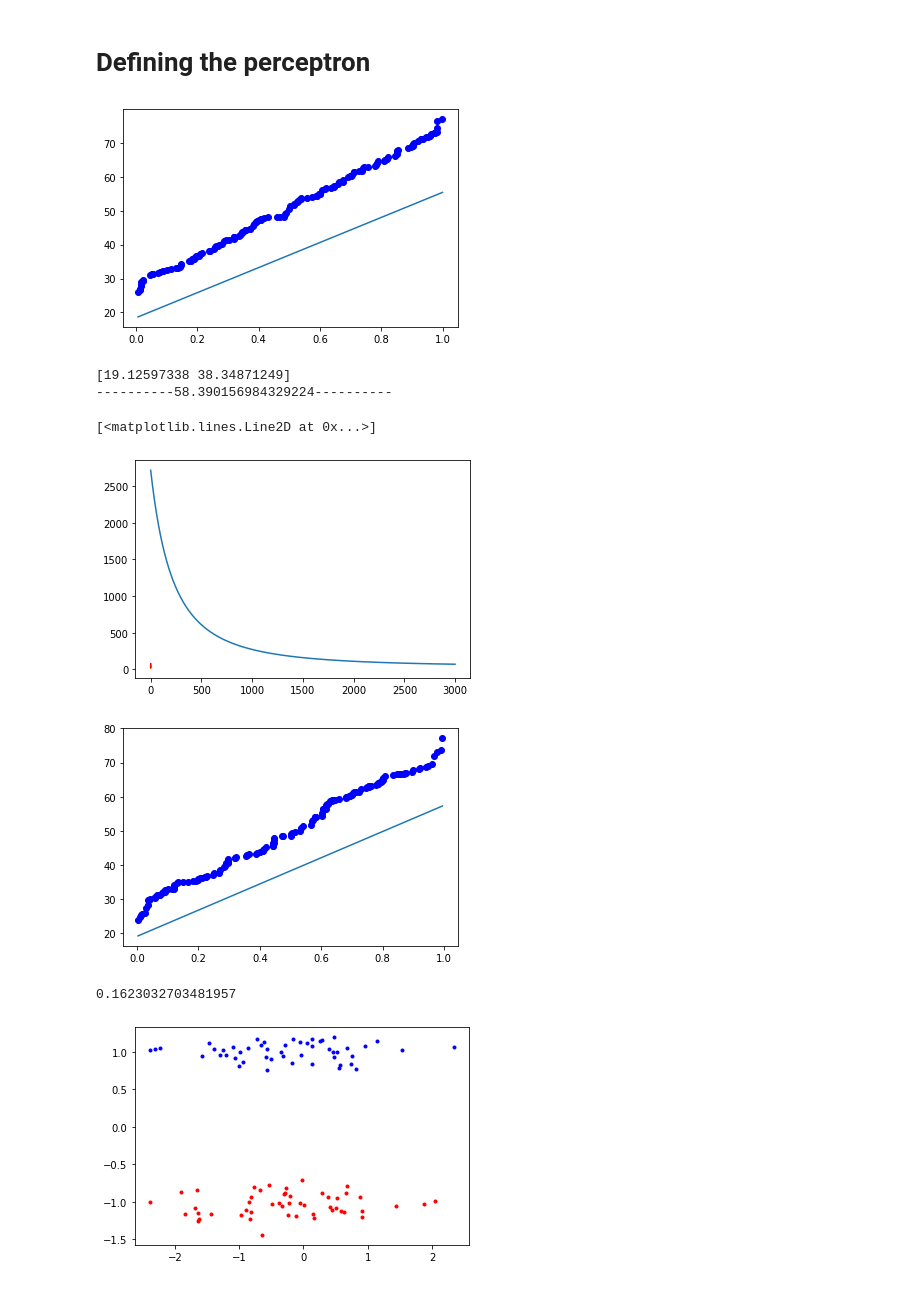
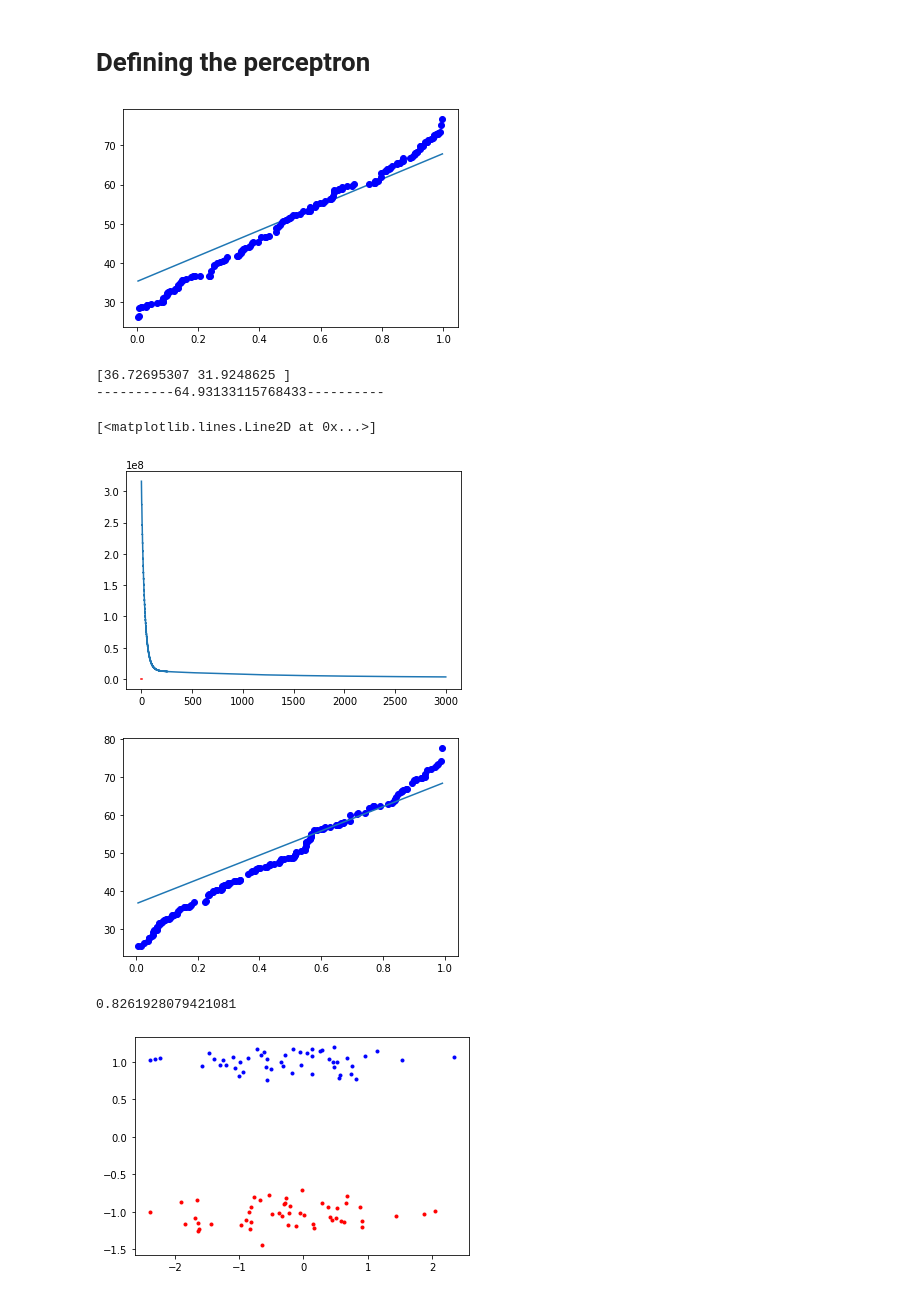
Before and after one commit to lucas-coutinho/AIParaTodos, a Jupyter notebook: Perceptron_CIFAR10.ipynb, the cells around one changed output. Saved outputs shown, nothing was run; the diff lists cells and outputs as text; code cells hidden in the pictures.

```diff
--- a/Perceptron_CIFAR10.ipynb
+++ b/Perceptron_CIFAR10.ipynb
@@ -64,19 +64,21 @@ def fit(dataset, weights, epochs, neta = 0.00001):
   for i, epoch in enumerate(range(epochs)):
     acc = 0
     loss_sum = 0
+    dLoss = 0
     mean_input = np.empty(0)
     for input_value, output_gt in dataset:
       out = perceptron(input_value, weights)
 
-      loss = ((output_gt - out)**2)/len(dataset) #MSE loss
+      loss = ((output_gt - out)**2)/2*len(dataset) #MSE loss
 
       loss_sum += loss
 
+      dLoss += (output_gt - out)/len(dataset)
       mean_input = np.append(mean_input, input_value)
 
       wb = np.append(input_value,1) #weight + bias
 
-      weights += neta*wb*loss_sum # Dwi = -neta*wb*loss_sum
+      weights += neta*wb*dLoss # Dwi = -neta*wb*loss_sum
     #weights += neta*np.append(np.mean(mean_input), 1)*loss_sum # Dwi = -neta*wb*loss_sum
 
     if (i % 500) == 0:
@@ -107,35 +109,35 @@ def fit(dataset, weights, epochs, neta = 0.00001):
 # %%
 
 size = 1000
 x = np.random.rand(size)
 
 
 y = 45*x + 23 + np.random.rand(size)*10
 
 
 training = x[:700]
 validation = x[700:850]
 test = x[850:]
 
 weights = init(x.ndim)
 dataset =[]
 for  i,x_ in enumerate(training):
   dataset.append((x_, y[i]))
 
 t1 = time.time()
-fit(dataset, weights, 3000, 1e-7)
+fit(dataset, weights, 3000, 1e-2)
 t2 = time.time()
 
 print(weights)
 
 print(10*'-' + str(t2 - t1) + 10*'-')
 plt.plot(np.sort(x),np.sort(y), 'r')
 # %% [output]
-[figure, old version]
+[figure, new version]
-[19.12597338 38.34871249]
-----------58.390156984329224----------
+[36.72695307 31.9248625 ]
+----------64.93133115768433----------
 [<matplotlib.lines.Line2D at 0x...>]
-[figure, old version]
+[figure, new version]
 # %%
 # Avalie o modelo treinado aqui
 # Como a acurácia no conjunto de teste se compara com a acurácia obtida no conjunto de treino?
@@ -152,8 +154,8 @@ plt.show()
 print(r2_score(y_true, y_pred))
 #evaluate(weights,linear_dataset_test)
 # %% [output]
-[figure, old version]
+[figure, new version]
-0.1623032703481957
+0.8261928079421081
 # %%
 from sklearn import datasets
 
```
Also changed, not shown: parts of 1 cell of this notebook.
